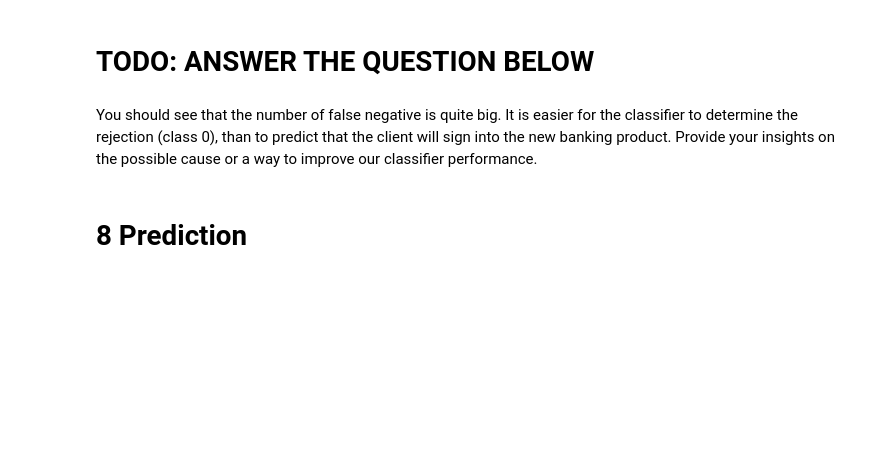
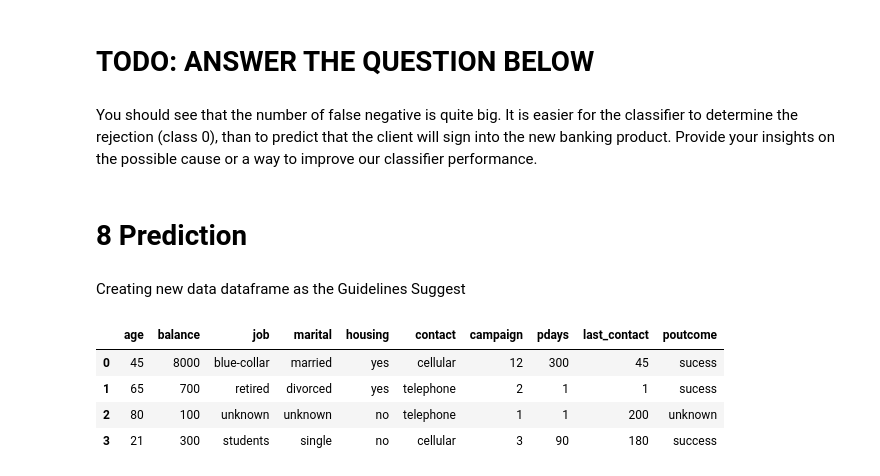
Before and after one commit to EmaTran/CSIS3290_GroupProject, a Jupyter notebook: MiniProject2/CSIS3290_MiniProject2.ipynb, the cells around one changed output. Drawn from its saved outputs; the diff is of its cells as text; code cells hidden in the pictures; blank space fills up the shorter version.

```diff
--- a/MiniProject2/CSIS3290_MiniProject2.ipynb
+++ b/MiniProject2/CSIS3290_MiniProject2.ipynb
@@ -944,3 +944,14 @@ plt.show()
 You should see that the number of false negative is quite big. It is easier for the classifier to determine the rejection (class 0), than to predict that the client will sign into the new banking product. Provide your insights on the possible cause or a way to improve our classifier performance.
 # %% [markdown]
 # 8 Prediction
+# %% [markdown]
+Creating new data dataframe as the Guidelines Suggest
+# %%
+new_data_df = pd.DataFrame({"age": [45, 65, 80,21], "balance": [8000, 700, 100, 300],"job":["blue-collar", "retired", "unknown", "students"], "marital": ["married", "divorced", "unknown", "single"], "housing": ["yes", "yes", "no", "no"], "contact": ["cellular", "telephone", "telephone", "cellular"], "campaign": [12, 2, 1 ,3], "pdays":[300, 1, 1, 90], "last_contact": [45, 1, 200, 180], "poutcome": ["sucess", "sucess", "unknown", "success"]})
+new_data_df
+# %% [output]
+|  | age | balance | job | marital | housing | contact | campaign | pdays | last_contact | poutcome |
+| 0 | 45 | 8000 | blue-collar | married | yes | cellular | 12 | 300 | 45 | sucess |
+| 1 | 65 | 700 | retired | divorced | yes | telephone | 2 | 1 | 1 | sucess |
+| 2 | 80 | 100 | unknown | unknown | no | telephone | 1 | 1 | 200 | unknown |
+| 3 | 21 | 300 | students | single | no | cellular | 3 | 90 | 180 | success |
```
Also changed, not shown: parts of 4 cells of this notebook.
